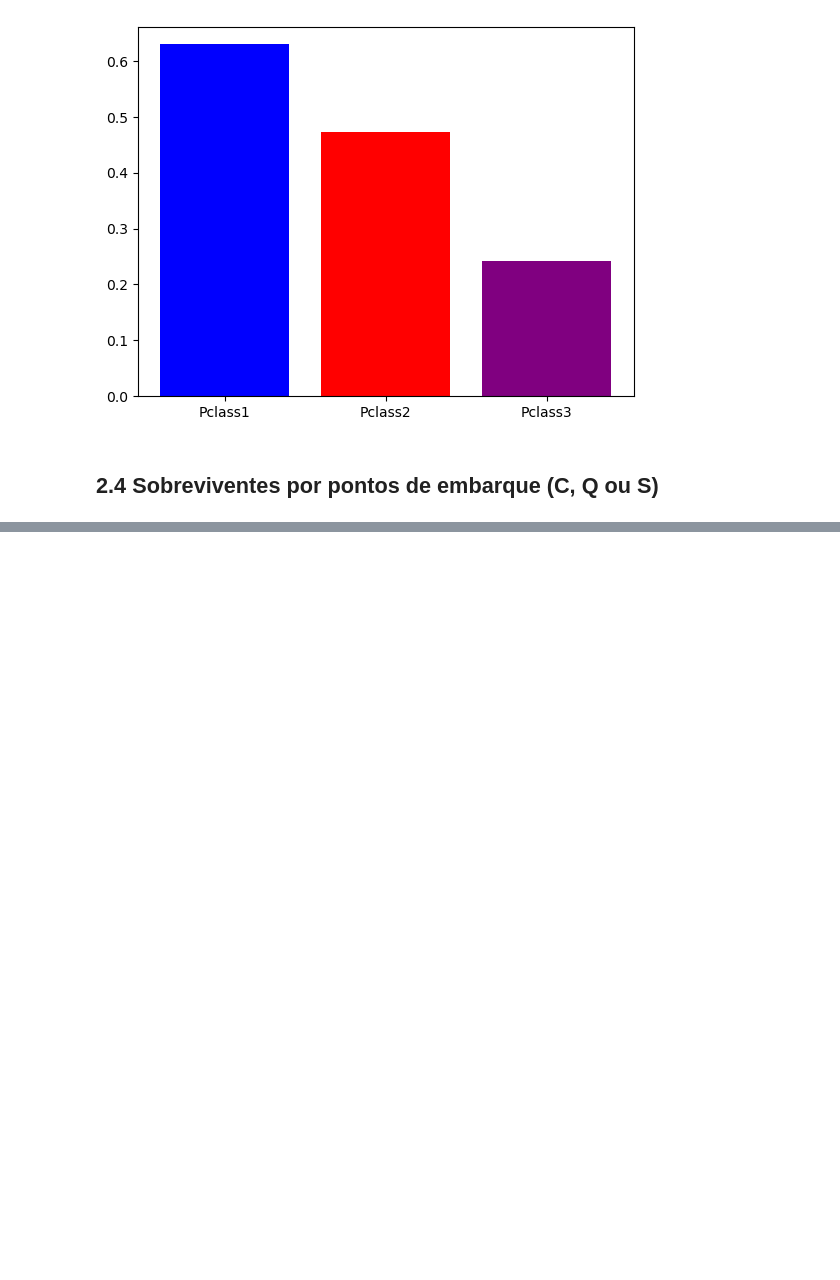
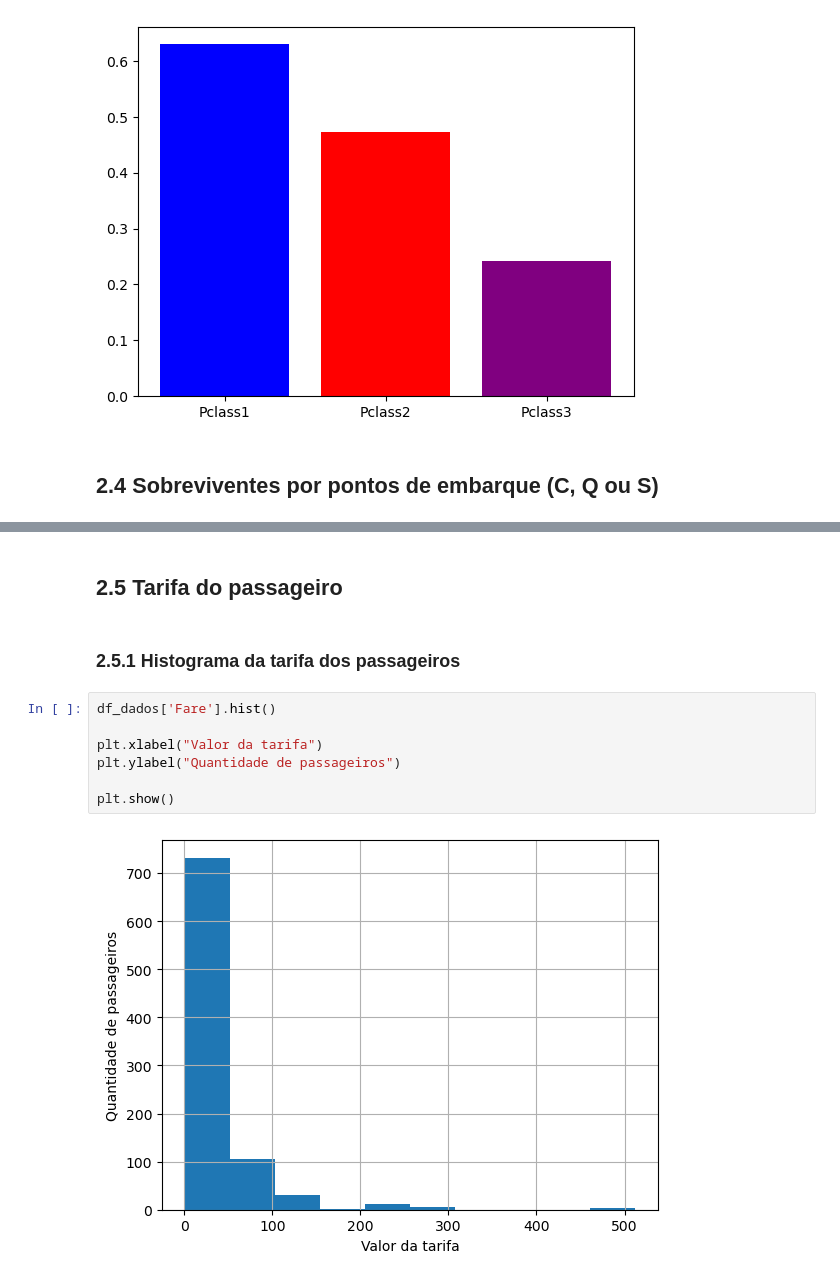
Before and after one commit to wendeljuliao/Titanic-Problem, a Jupyter notebook: TitanicProblem.ipynb, the cells around one changed output, grey strips where cells are left out. Saved outputs shown, nothing was run; the diff lists cells and outputs as text; blank space fills up the shorter version.

```diff
--- a/TitanicProblem.ipynb
+++ b/TitanicProblem.ipynb
@@ -112,0 +159,13 @@ plt.show()
+# %% [markdown]
+## 2.5 Tarifa do passageiro
+# %% [markdown]
+### 2.5.1 Histograma da tarifa dos passageiros
+# %%
+df_dados['Fare'].hist()
+
+plt.xlabel("Valor da tarifa")
+plt.ylabel("Quantidade de passageiros")
+
+plt.show()
+# %% [output]
+[figure, added]
```
Also changed, not shown: parts of 14 cells of this notebook, 1 other file.
